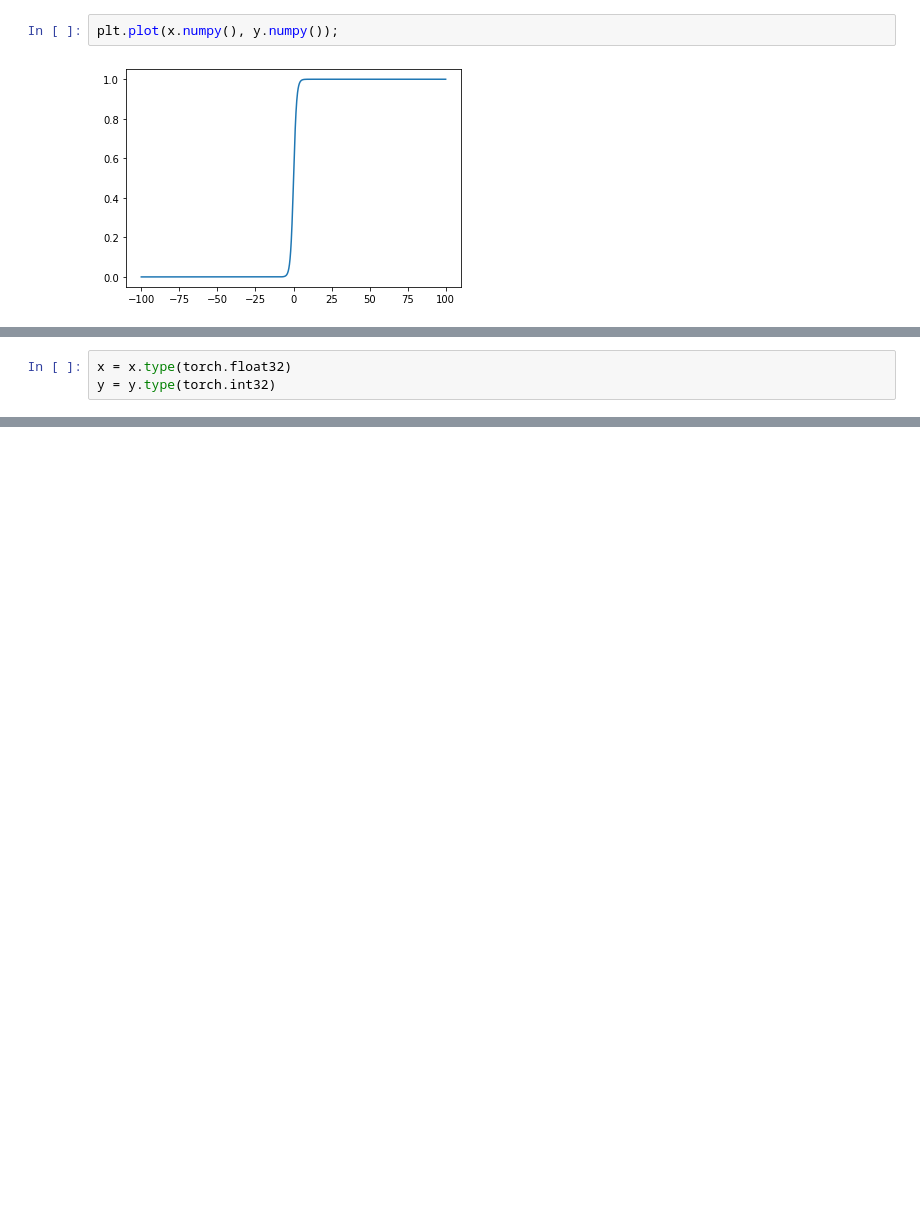
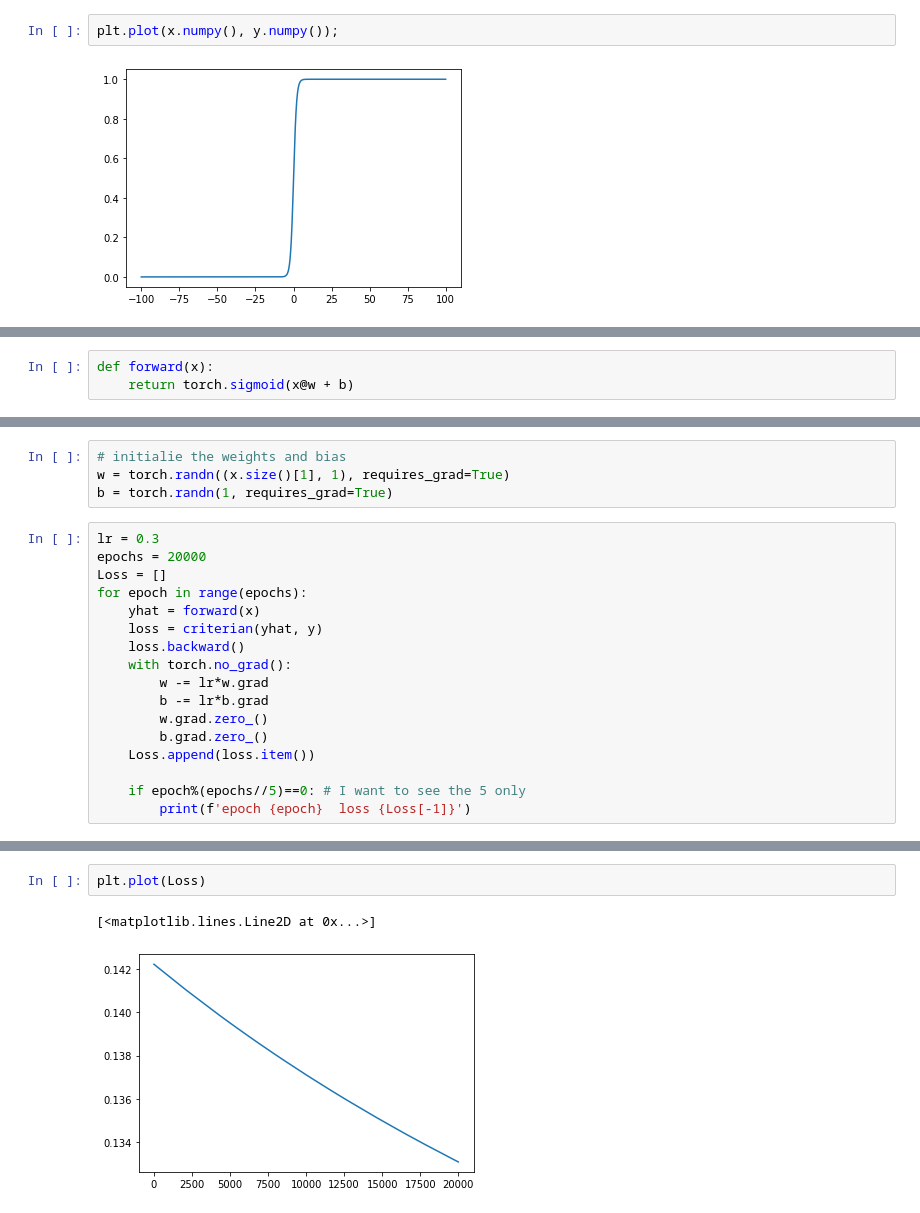
Before and after one commit to macabdul9/pytorch-learning, a Jupyter notebook: Deep-Neural-Networks-with-pytorch-Coursera/Week-3-Logistic Regression and Classification.ipynb, the cells around one changed output, grey strips where cells are left out. Saved outputs shown, nothing was run; the diff lists cells and outputs as text; blank space fills up the shorter version.

```diff
--- a/Deep-Neural-Networks-with-pytorch-Coursera/Week-3-Logistic Regression and Classification.ipynb
+++ b/Deep-Neural-Networks-with-pytorch-Coursera/Week-3-Logistic Regression and Classification.ipynb
@@ -27,3 +49,3 @@ y = torch.from_numpy(y)
-# %%
-x = x.type(torch.float32)
-y = y.type(torch.int32)
+# %%
+def forward(x):
+    return torch.sigmoid(x@w + b)
@@ -29,0 +56,21 @@ y = y.type(torch.int32)
+# %%
+# initialie the weights and bias
+w = torch.randn((x.size()[1], 1), requires_grad=True)
+b = torch.randn(1, requires_grad=True)
+# %%
+lr = 0.3
+epochs = 20000
+Loss = []
+for epoch in range(epochs):
+    yhat = forward(x)
+    loss = criterian(yhat, y)
+    loss.backward()
+    with torch.no_grad():
+        w -= lr*w.grad
+        b -= lr*b.grad
+        w.grad.zero_()
+        b.grad.zero_()
+    Loss.append(loss.item())
+
+    if epoch%(epochs//5)==0: # I want to see the 5 only
+        print(f'epoch {epoch}  loss {Loss[-1]}')
@@ -29,0 +83,5 @@ y = y.type(torch.int32)
+# %%
+plt.plot(Loss)
+# %% [output]
+[<matplotlib.lines.Line2D at 0x...>]
+[figure, added]
```
Also changed, not shown: parts of 27 cells of this notebook, 1 other file.
